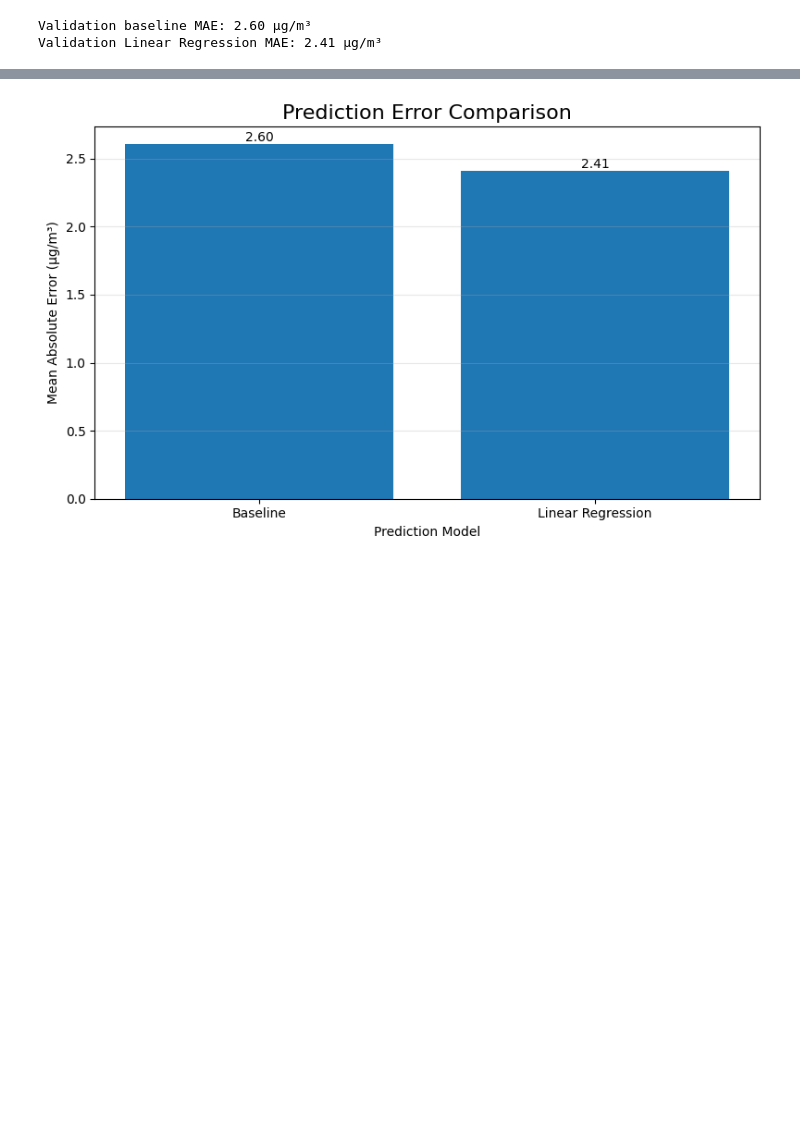
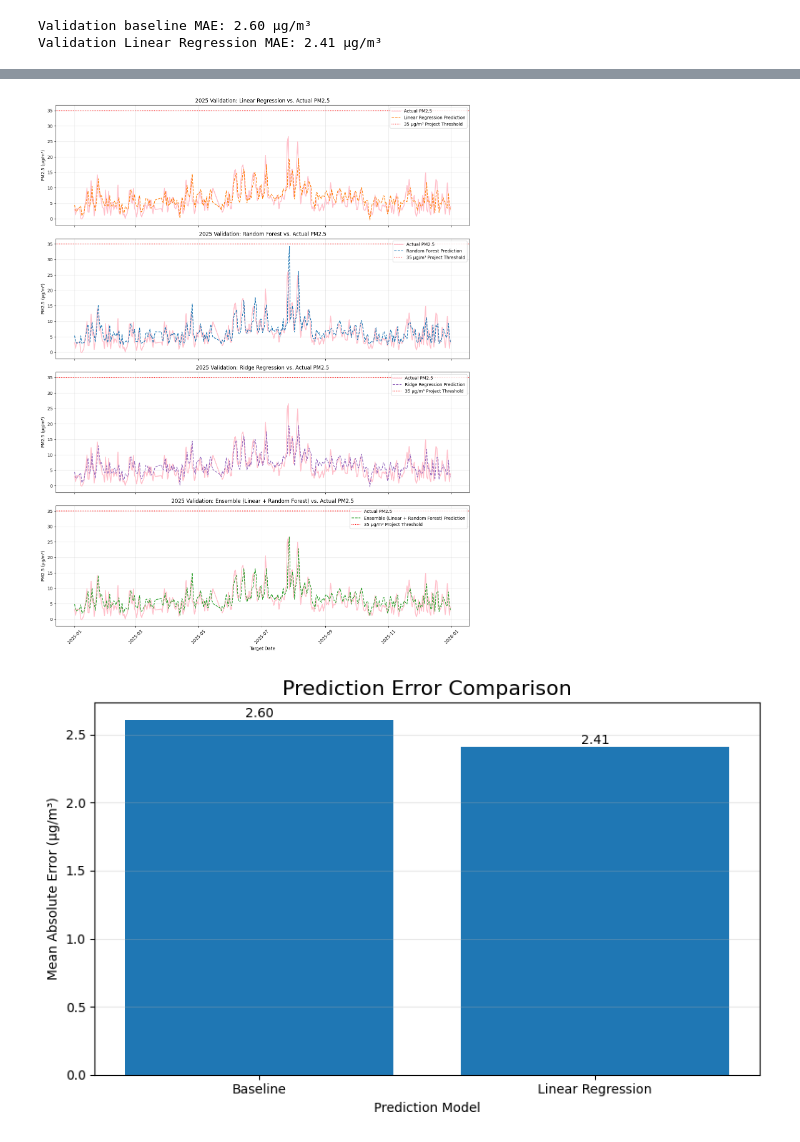
Before and after one commit to TASRUNNER2010/Hackathon, a Jupyter notebook: Hackathon.ipynb, the cells around one changed output, grey strips where cells are left out. Saved outputs shown, nothing was run; the diff lists cells and outputs as text; code cells hidden in the pictures; blank space fills up the shorter version.

```diff
--- a/Hackathon.ipynb
+++ b/Hackathon.ipynb
@@ -388,3 +562,73 @@ plt.show()
+# %%
+import matplotlib.pyplot as plt
+
+# Calculate predictions for the same 2025 validation examples.
+lr_predictions = model.predict(validation_df[features])
+rf_predictions = rf_model.predict(validation_df[features])
+ridge_predictions = ridge_model.predict(validation_df[features])
+
+# Ensemble: average Linear Regression and Random Forest predictions.
+ensemble_predictions = (lr_predictions + rf_predictions) / 2
+
+# Specify each approach and its graph color.
+models_to_plot = [
+    ("Linear Regression", lr_predictions, "tab:orange"),
+    ("Random Forest", rf_predictions, "tab:blue"),
+    ("Ridge Regression", ridge_predictions, "tab:purple"),
+    ("Ensemble (Linear + Random Forest)", ensemble_predictions, "tab:green")
+]
+
+# Create one graph per approach with matching date and pollution scales.
+fig, axes = plt.subplots(
+    len(models_to_plot), 1,
+    figsize=(14, 18),
+    sharex=True,
+    sharey=True
+)
+
+# Plot actual measurements and predictions separately for each approach.
+for ax, (name, predictions, color) in zip(axes, models_to_plot):
+    # Actual next-day pollution measurements.
+    ax.plot(
+        validation_df["target_date"],
+        validation_df["pm25_tomorrow"],
+        label="Actual PM2.5",
+        color="pink",
+        linewidth=2
+    )
+
+    # Predictions for those exact same target dates.
+    ax.plot(
+        validation_df["target_date"],
+        predictions,
+        label=f"{name} Prediction",
+        color=color,
+        linewidth=1.5,
+        linestyle="--"
+    )
+
+    # Show the illustrative project threshold on every graph.
+    ax.axhline(
+        y=35,
+        color="red",
+        linestyle=":",
+        label="35 µg/m³ Project Threshold"
+    )
+
+    # Label each graph and add a legend and grid.
+    ax.set_title(f"2025 Validation: {name} vs. Actual PM2.5")
+    ax.set_ylabel("PM2.5 (µg/m³)")
+    ax.legend()
+    ax.grid(True, alpha=0.3)
+
+# Format the shared date axis.
+axes[-1].set_xlabel("Target Date")
+axes[-1].tick_params(axis="x", rotation=45)
+
+plt.tight_layout()
+plt.show()
+# %% [output]
+[figure, added]
 # %%
 # Test graph (Not final): Baseline vs Predicted
 # Compare the Mean Absolute Errors.
```
Also changed, not shown: parts of 5 cells of this notebook.
